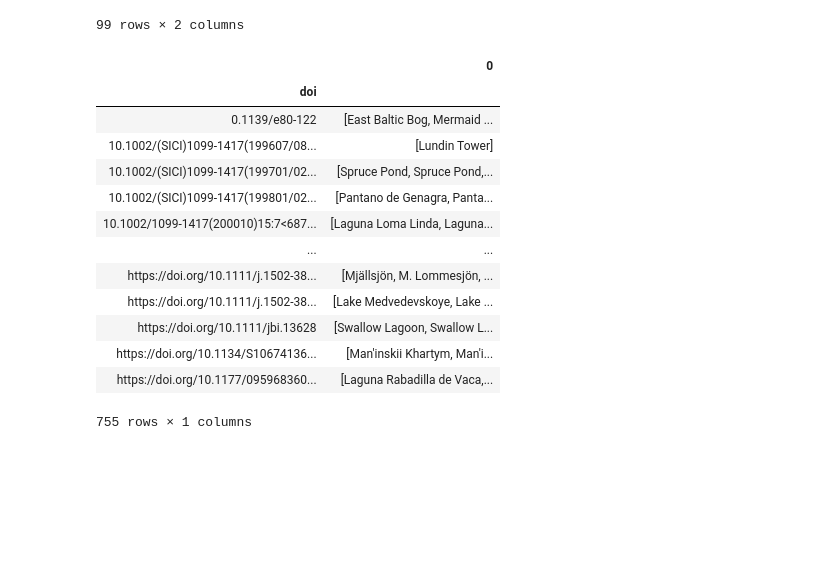
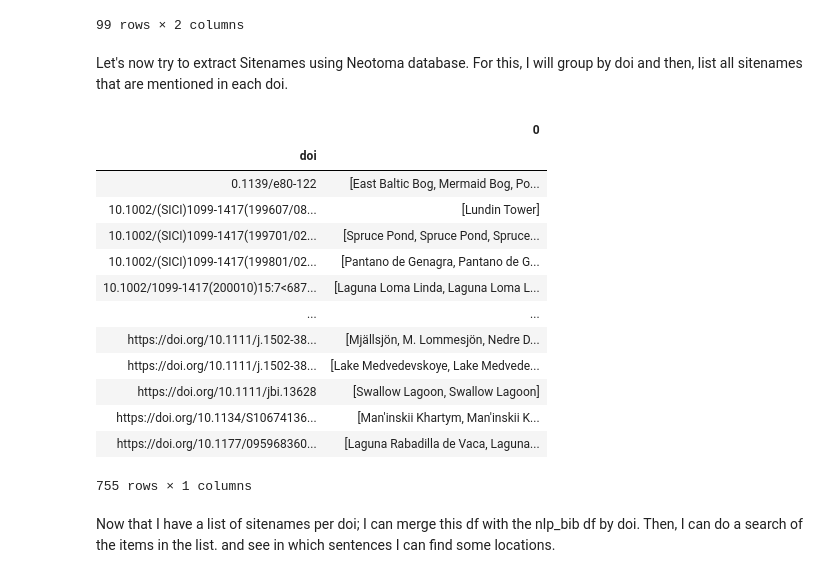
Before and after one commit to throughput-ec/UnacquiredSites, a Jupyter notebook: ML_Record_Mining_JN.ipynb, the cells around one changed output. Drawn from its saved outputs; the diff is of its cells as text; code cells hidden in the pictures; blank space fills up the shorter version.

```diff
--- a/ML_Record_Mining_JN.ipynb
+++ b/ML_Record_Mining_JN.ipynb
@@ -430,23 +437,27 @@ df[['words','dms_regex']].head(100)
 | 109480 | [Nothofagus, antarctica, ,... | [710,26,',W,410,44,'S] |
 | 110284 | [doi, :10.1016, /, j.yqres... | [41,°,00,′,N,,,74,°,55,′,W] |
 99 rows × 2 columns
+# %% [markdown]
+Let's now try to extract Sitenames using Neotoma database. For this, I will group by doi and then, list all sitenames that are mentioned in each doi.
 # %%
 # Neotoma Sitenames grouped by DOI
 
-df4 = pd.DataFrame(neotoma.groupby('doi').apply(lambda x: list(x['sitename'])))
-df4
+neotoma_sitenames = pd.DataFrame(neotoma.groupby('doi').apply(lambda x: list(x['sitename'])))
+neotoma_sitenames
 # %% [output]
 |  | 0 |
 | doi |  |
-| 0.1139/e80-122 | [East Baltic Bog, Mermaid ... |
+| 0.1139/e80-122 | [East Baltic Bog, Mermaid Bog, Po... |
 | 10.1002/(SICI)1099-1417(199607/08... | [Lundin Tower] |
-| 10.1002/(SICI)1099-1417(199701/02... | [Spruce Pond, Spruce Pond,... |
-| 10.1002/(SICI)1099-1417(199801/02... | [Pantano de Genagra, Panta... |
-| 10.1002/1099-1417(200010)15:7<687... | [Laguna Loma Linda, Laguna... |
+| 10.1002/(SICI)1099-1417(199701/02... | [Spruce Pond, Spruce Pond, Spruce... |
+| 10.1002/(SICI)1099-1417(199801/02... | [Pantano de Genagra, Pantano de G... |
+| 10.1002/1099-1417(200010)15:7<687... | [Laguna Loma Linda, Laguna Loma L... |
 | ... | ... |
-| https://doi.org/10.1111/j.1502-38... | [Mjällsjön, M. Lommesjön, ... |
-| https://doi.org/10.1111/j.1502-38... | [Lake Medvedevskoye, Lake ... |
-| https://doi.org/10.1111/jbi.13628 | [Swallow Lagoon, Swallow L... |
-| https://doi.org/10.1134/S10674136... | [Man'inskii Khartym, Man'i... |
-| https://doi.org/10.1177/095968360... | [Laguna Rabadilla de Vaca,... |
+| https://doi.org/10.1111/j.1502-38... | [Mjällsjön, M. Lommesjön, Nedre D... |
+| https://doi.org/10.1111/j.1502-38... | [Lake Medvedevskoye, Lake Medvede... |
+| https://doi.org/10.1111/jbi.13628 | [Swallow Lagoon, Swallow Lagoon] |
+| https://doi.org/10.1134/S10674136... | [Man'inskii Khartym, Man'inskii K... |
+| https://doi.org/10.1177/095968360... | [Laguna Rabadilla de Vaca, Laguna... |
 755 rows × 1 columns
+# %% [markdown]
+Now that I have a list of sitenames per doi; I can merge this df with the nlp_bib df by doi. Then, I can do a search of the items in the list. and see in which sentences I can find some locations.
```
Also changed, not shown: parts of 25 cells of this notebook.
